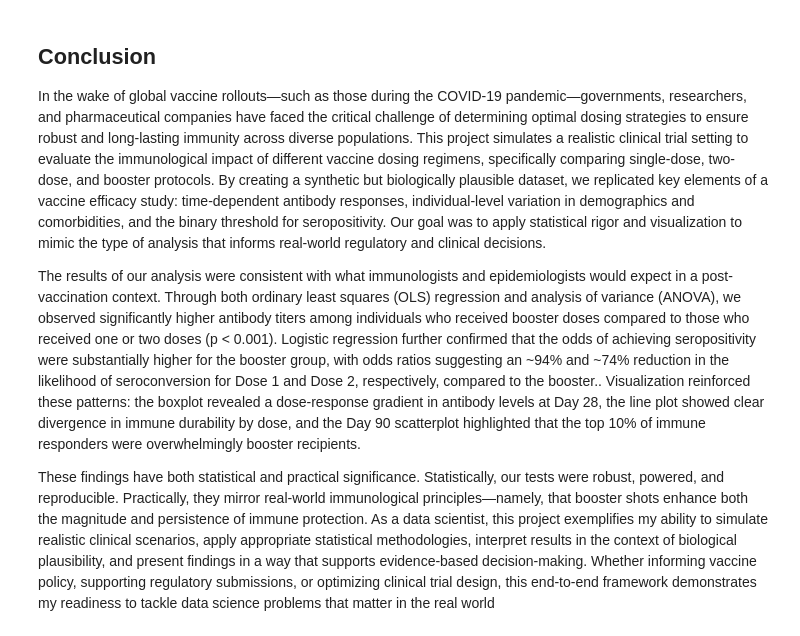
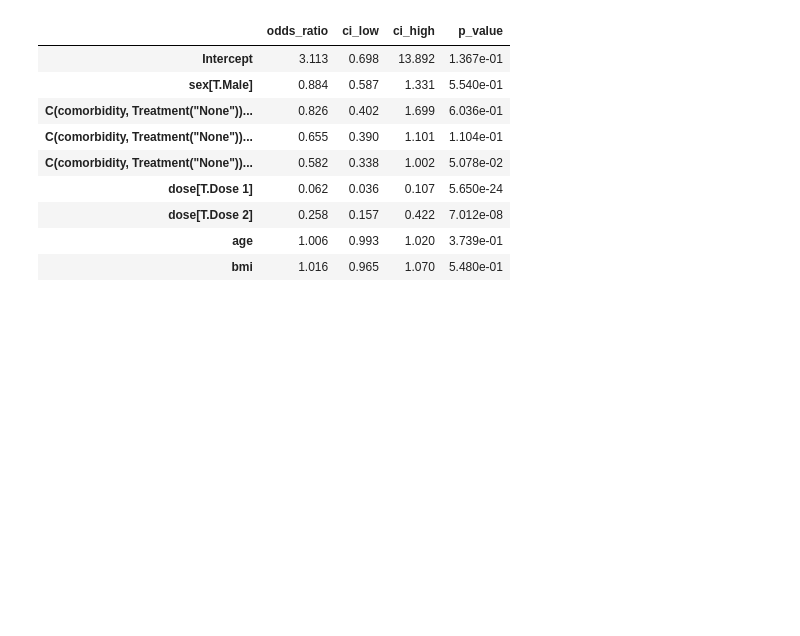
Before and after one commit to lukahere007/Vaccine-Simulation-Python, a Jupyter notebook: Vaccine_response_simulation.ipynb, the cells around one changed output. Saved outputs shown, nothing was run; the diff lists cells and outputs as text; code cells hidden in the pictures; blank space fills up the shorter version.

```diff
--- a/Vaccine_response_simulation.ipynb
+++ b/Vaccine_response_simulation.ipynb
@@ -130,7 +105,21 @@ plt.show()
-# %% [markdown]
-## Conclusion
-In the wake of global vaccine rollouts—such as those during the COVID-19 pandemic—governments, researchers, and pharmaceutical companies have faced the critical challenge of determining optimal dosing strategies to ensure robust and long-lasting immunity across diverse populations. This project simulates a realistic clinical trial setting to evaluate the immunological impact of different vaccine dosing regimens, specifically comparing single-dose, two-dose, and booster protocols. By creating a synthetic but biologically plausible dataset, we replicated key elements of a vaccine efficacy study: time-dependent antibody responses, individual-level variation in demographics and comorbidities, and the binary threshold for seropositivity. Our goal was to apply statistical rigor and visualization to mimic the type of analysis that informs real-world regulatory and clinical decisions.
-
-The results of our analysis were consistent with what immunologists and epidemiologists would expect in a post-vaccination context. Through both ordinary least squares (OLS) regression and analysis of variance (ANOVA), we observed significantly higher antibody titers among individuals who received booster doses compared to those who received one or two doses (p < 0.001). Logistic regression further confirmed that the odds of achieving seropositivity were substantially higher for the booster group, with odds ratios suggesting an ~94% and ~74% reduction in the likelihood of seroconversion for Dose 1 and Dose 2, respectively, compared to the booster.. Visualization reinforced these patterns: the boxplot revealed a dose-response gradient in antibody levels at Day 28, the line plot showed clear divergence in immune durability by dose, and the Day 90 scatterplot highlighted that the top 10% of immune responders were overwhelmingly booster recipients.
-
-These findings have both statistical and practical significance. Statistically, our tests were robust, powered, and reproducible. Practically, they mirror real-world immunological principles—namely, that booster shots enhance both the magnitude and persistence of immune protection. As a data scientist, this project exemplifies my ability to simulate realistic clinical scenarios, apply appropriate statistical methodologies, interpret results in the context of biological plausibility, and present findings in a way that supports evidence-based decision-making. Whether informing vaccine policy, supporting regulatory submissions, or optimizing clinical trial design, this end-to-end framework demonstrates my readiness to tackle data science problems that matter in the real world
+# %%
+model_logit = logit('seropositive ~ age + sex + bmi + C(comorbidity, Treatment("None")) + dose', data=day28).fit(disp=0)
+ci = model_logit.conf_int()
+odds_ratios = pd.DataFrame({
+    'odds_ratio': np.exp(model_logit.params),
+    'ci_low': np.exp(ci[0]),
+    'ci_high': np.exp(ci[1]),
+    'p_value': model_logit.pvalues,
+})
+odds_ratios
+# %% [output]
+|  | odds_ratio | ci_low | ci_high | p_value |
+| Intercept | 3.113 | 0.698 | 13.892 | 1.367e-01 |
+| sex[T.Male] | 0.884 | 0.587 | 1.331 | 5.540e-01 |
+| C(comorbidity, Treatment("None"))... | 0.826 | 0.402 | 1.699 | 6.036e-01 |
+| C(comorbidity, Treatment("None"))... | 0.655 | 0.390 | 1.101 | 1.104e-01 |
+| C(comorbidity, Treatment("None"))... | 0.582 | 0.338 | 1.002 | 5.078e-02 |
+| dose[T.Dose 1] | 0.062 | 0.036 | 0.107 | 5.650e-24 |
+| dose[T.Dose 2] | 0.258 | 0.157 | 0.422 | 7.012e-08 |
+| age | 1.006 | 0.993 | 1.020 | 3.739e-01 |
+| bmi | 1.016 | 0.965 | 1.070 | 5.480e-01 |
```
Also changed, not shown: parts of 30 cells of this notebook, 8 other files.
